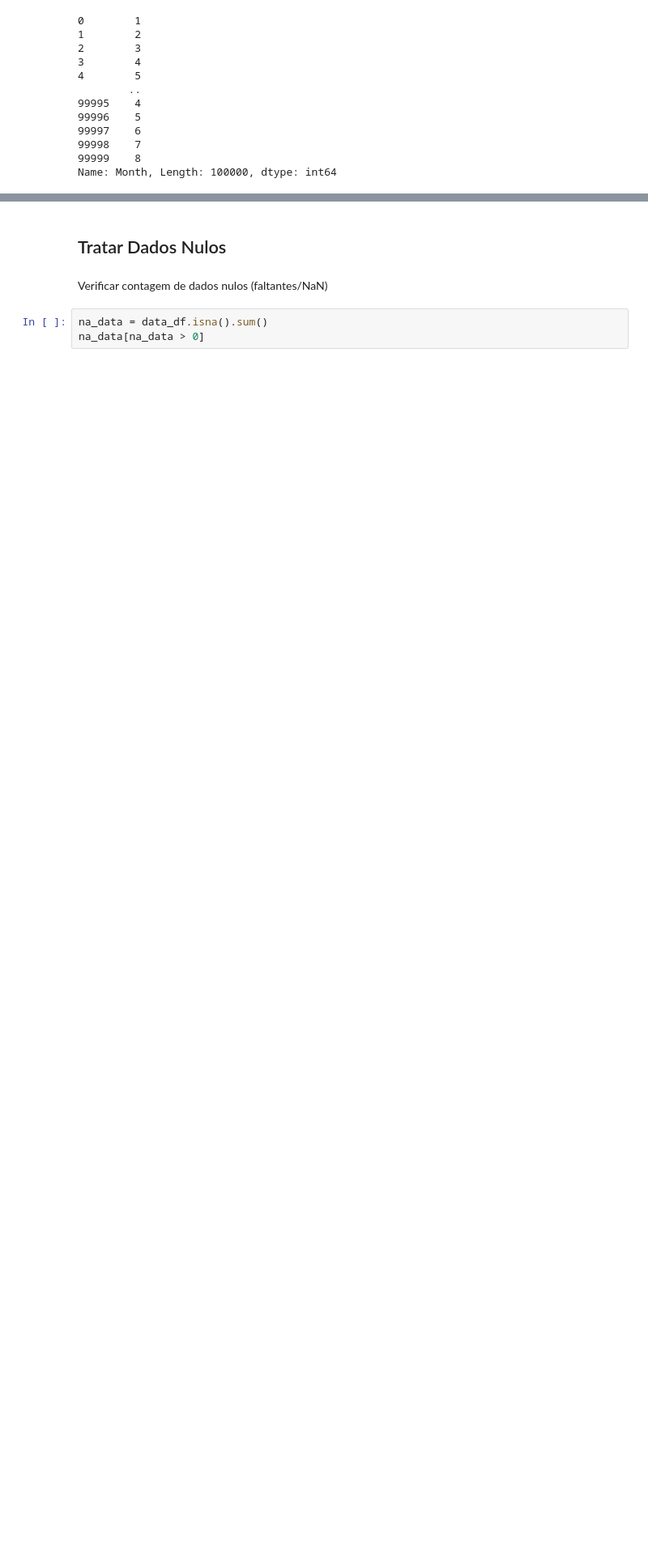
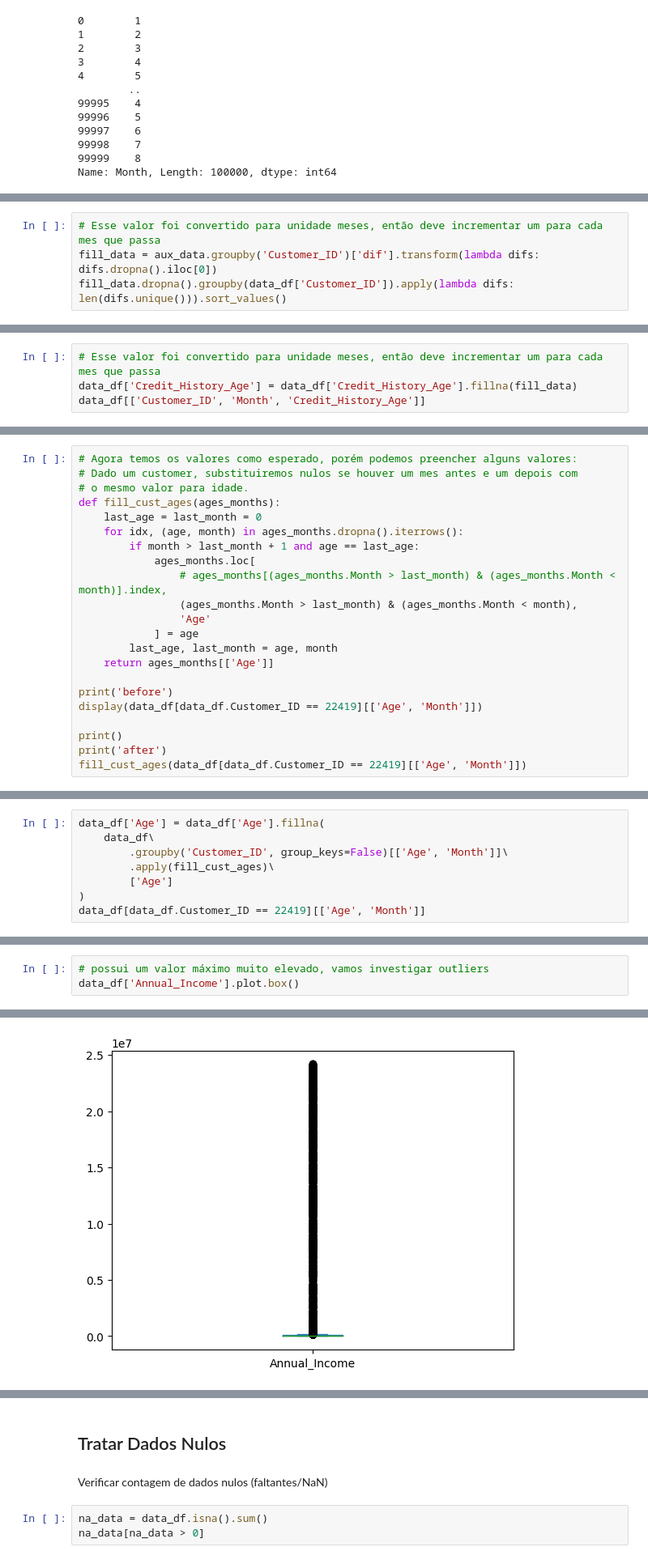
Before and after one commit to SLMath/Credit_Score-Analysis, a Jupyter notebook: credit_score.ipynb, the cells around one changed output, grey strips where cells are left out. Shown: that part at 81% size. Saved outputs shown, nothing was run; the diff lists cells and outputs as text; blank space fills up the shorter version.

```diff
--- a/credit_score.ipynb
+++ b/credit_score.ipynb
@@ -321,0 +372,4 @@ Name: Month, Length: 100000, dtype: int64
+# %%
+# Esse valor foi convertido para unidade meses, então deve incrementar um para cada mes que passa
+fill_data = aux_data.groupby('Customer_ID')['dif'].transform(lambda difs: difs.dropna().iloc[0])
+fill_data.dropna().groupby(data_df['Customer_ID']).apply(lambda difs: len(difs.unique())).sort_values()
@@ -321,0 +390,4 @@ Name: Month, Length: 100000, dtype: int64
+# %%
+# Esse valor foi convertido para unidade meses, então deve incrementar um para cada mes que passa
+data_df['Credit_History_Age'] = data_df['Credit_History_Age'].fillna(fill_data)
+data_df[['Customer_ID', 'Month', 'Credit_History_Age']]
@@ -321,0 +508,22 @@ Name: Month, Length: 100000, dtype: int64
+# %%
+# Agora temos os valores como esperado, porém podemos preencher alguns valores:
+# Dado um customer, substituiremos nulos se houver um mes antes e um depois com
+# o mesmo valor para idade.
+def fill_cust_ages(ages_months):
+    last_age = last_month = 0
+    for idx, (age, month) in ages_months.dropna().iterrows():
+        if month > last_month + 1 and age == last_age:
+            ages_months.loc[
+                # ages_months[(ages_months.Month > last_month) & (ages_months.Month < month)].index,
+                (ages_months.Month > last_month) & (ages_months.Month < month),
+                'Age'
+            ] = age
+        last_age, last_month = age, month
+    return ages_months[['Age']]
+
+print('before')
+display(data_df[data_df.Customer_ID == 22419][['Age', 'Month']])
+
+print()
+print('after')
+fill_cust_ages(data_df[data_df.Customer_ID == 22419][['Age', 'Month']])
@@ -321,0 +551,8 @@ Name: Month, Length: 100000, dtype: int64
+# %%
+data_df['Age'] = data_df['Age'].fillna(
+    data_df\
+        .groupby('Customer_ID', group_keys=False)[['Age', 'Month']]\
+        .apply(fill_cust_ages)\
+        ['Age']
+)
+data_df[data_df.Customer_ID == 22419][['Age', 'Month']]
@@ -321,0 +734,4 @@ Name: Month, Length: 100000, dtype: int64
+# %%
+# possui um valor máximo muito elevado, vamos investigar outliers
+data_df['Annual_Income'].plot.box()
+# %% [output]
@@ -321,0 +739 @@ Name: Month, Length: 100000, dtype: int64
+[figure, added]
```
Also changed, not shown: parts of 87 cells of this notebook.
